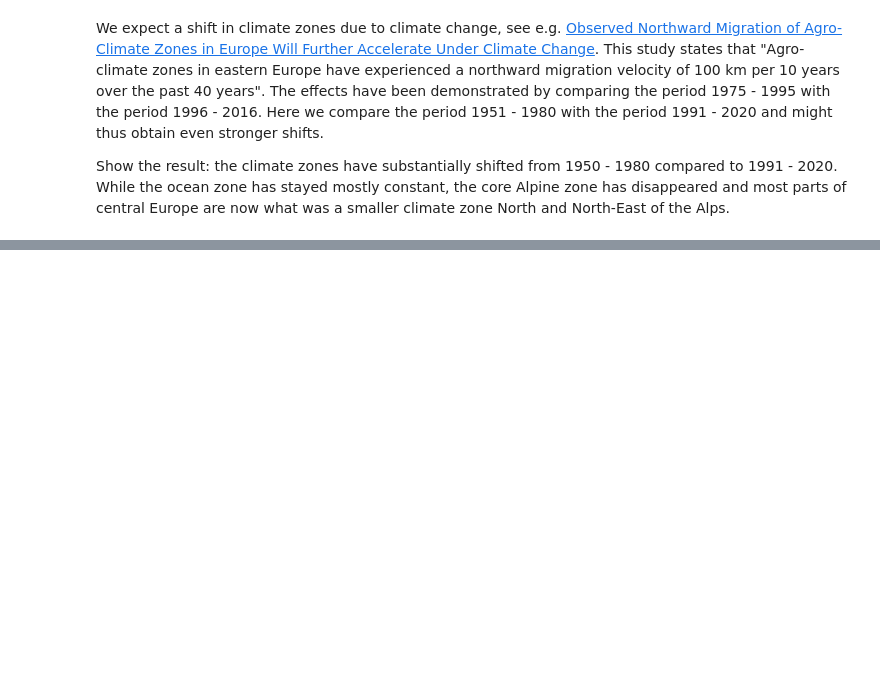
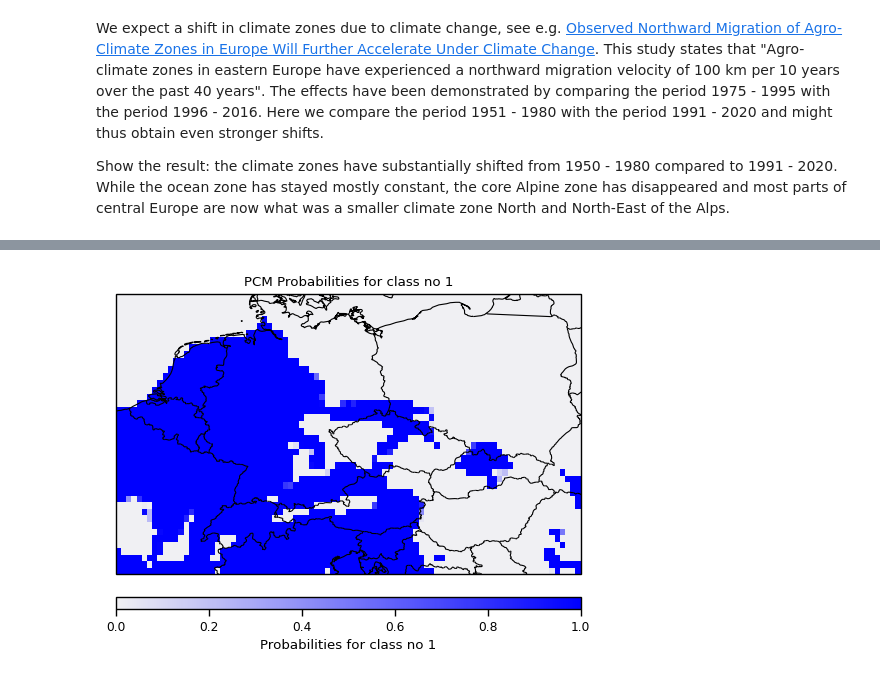
Before and after one commit to bopen/earthdatahub-notebooks, a Jupyter notebook: use-cases/tutorial-era5-climatology-modelling.ipynb, the cells around one changed output, grey strips where cells are left out. Drawn from its saved outputs; the diff is of its cells as text; code cells hidden in the pictures; blank space fills up the shorter version.

```diff
--- a/use-cases/tutorial-era5-climatology-modelling.ipynb
+++ b/use-cases/tutorial-era5-climatology-modelling.ipynb
@@ -535,0 +582,22 @@ plot_classmap(ds_europe_1991_2020_monthly_neg['PCM_LABELS'], nclasses, title="PC
+# %%
+classno = 1
+ds_plt = ds_europe_1991_2020_monthly_neg['PCM_POST'].sel(pcm_class=classno)
+
+cmap = sns.light_palette("blue", as_cmap=True)
+
+_, ax = plt.subplots(
+    figsize=(6, 6),
+    subplot_kw={"projection": ccrs.Miller()},
+)
+ds_plt.plot(
+    ax=ax,
+    cmap=cmap,
+    transform=ccrs.PlateCarree(),
+    cbar_kwargs={"orientation": "horizontal", "pad": 0.05, "aspect": 40, "label": f"Probabilities for class no {classno}"},
+)
+ax.coastlines()
+ax.add_feature(cfeature.BORDERS)
+ax.set_title(f"PCM Probabilities for class no {classno}")
+plt.show()
+# %% [output]
+[figure, added]
```
Also changed, not shown: parts of 18 cells of this notebook.
